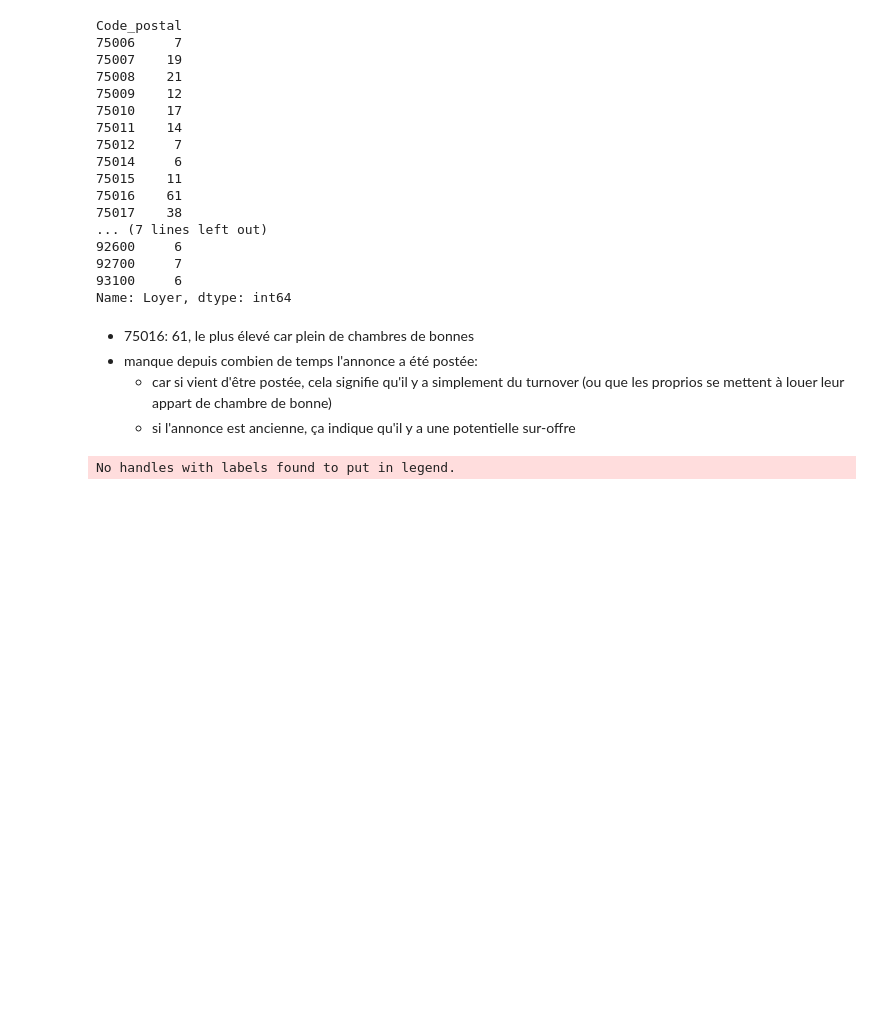
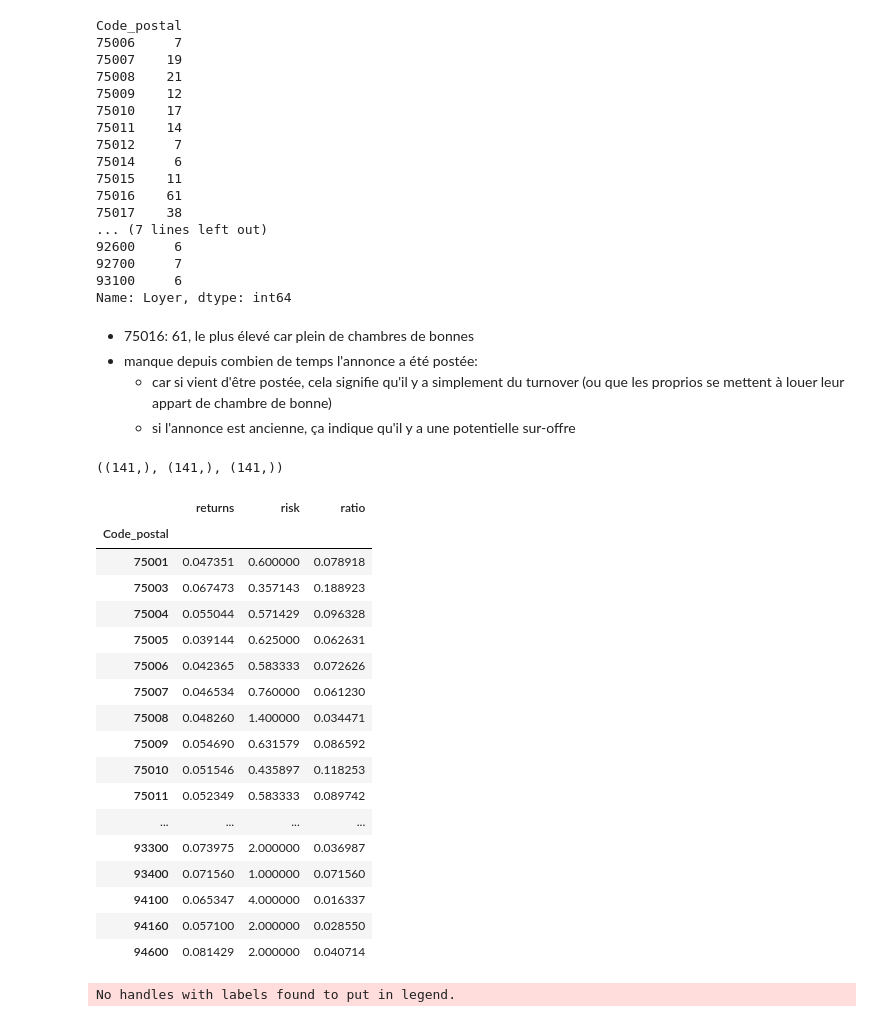
Before and after one commit to AlexisBogroff/Contests, a Jupyter notebook: Predictions/housing_rental/eda.ipynb, the cells around one changed output. Drawn from its saved outputs; the diff is of its cells as text; code cells hidden in the pictures; blank space fills up the shorter version.

Commit message:
Add features returns, risk, ratio to data

```diff
--- a/Predictions/housing_rental/eda.ipynb
+++ b/Predictions/housing_rental/eda.ipynb
@@ -733,7 +733,7 @@ def compute_x_by_y(prices, rentals,
     The risk is not computed as the volatility of prices since it would make no sense.
     The risk is thus approximated with the relative num of annoucements / num of sells
     """
-    # Weight the risk to adjust the return
+    # Weight the risk to adjust the return (train it?)
     w = 1
 
     # Create x filters (e.g. filter by Superficie < 14)
@@ -757,9 +757,9 @@ def compute_x_by_y(prices, rentals,
     # Compute ratio
     ratio = r/(risk * w)
 
-    return r, ratio, count_px, count_rent
+    return r, risk, ratio, count_px, count_rent
 # %%
-r, ratio, count_px, count_rent = compute_x_by_y(prices, rentals, sup_max=14)
+r, risk, ratio, count_px, count_rent = compute_x_by_y(prices, rentals, sup_max=14)
 # %%
 count_rent[count_rent['Loyer'] > 5]['Loyer']
 # %% [output]
@@ -792,3 +788,32 @@ ratio_clean = ratio[~ratio.isna()]
+# %%
+r.shape, risk.shape, ratio.shape
+# %% [output]
+((141,), (141,), (141,))
+# %%
+ret = pd.concat([r, risk, ratio], axis=1)
+ret.columns = ['returns', 'risk', 'ratio']
+ret_clean = ret[~ret['returns'].isna()]
+# %%
+ret_clean
+# %% [output]
+|  | returns | risk | ratio |
+| Code_postal |  |  |  |
+| 75001 | 0.047351 | 0.600000 | 0.078918 |
+| 75003 | 0.067473 | 0.357143 | 0.188923 |
+| 75004 | 0.055044 | 0.571429 | 0.096328 |
+| 75005 | 0.039144 | 0.625000 | 0.062631 |
+| 75006 | 0.042365 | 0.583333 | 0.072626 |
+| 75007 | 0.046534 | 0.760000 | 0.061230 |
+| 75008 | 0.048260 | 1.400000 | 0.034471 |
+| 75009 | 0.054690 | 0.631579 | 0.086592 |
+| 75010 | 0.051546 | 0.435897 | 0.118253 |
+| 75011 | 0.052349 | 0.583333 | 0.089742 |
+| ... | ... | ... | ... |
+| 93300 | 0.073975 | 2.000000 | 0.036987 |
+| 93400 | 0.071560 | 1.000000 | 0.071560 |
+| 94100 | 0.065347 | 4.000000 | 0.016337 |
+| 94160 | 0.057100 | 2.000000 | 0.028550 |
+| 94600 | 0.081429 | 2.000000 | 0.040714 |
 # %%
 # Plot
 plt.figure(figsize=(8, 10))
```
Also changed, not shown: parts of 6 cells of this notebook.
